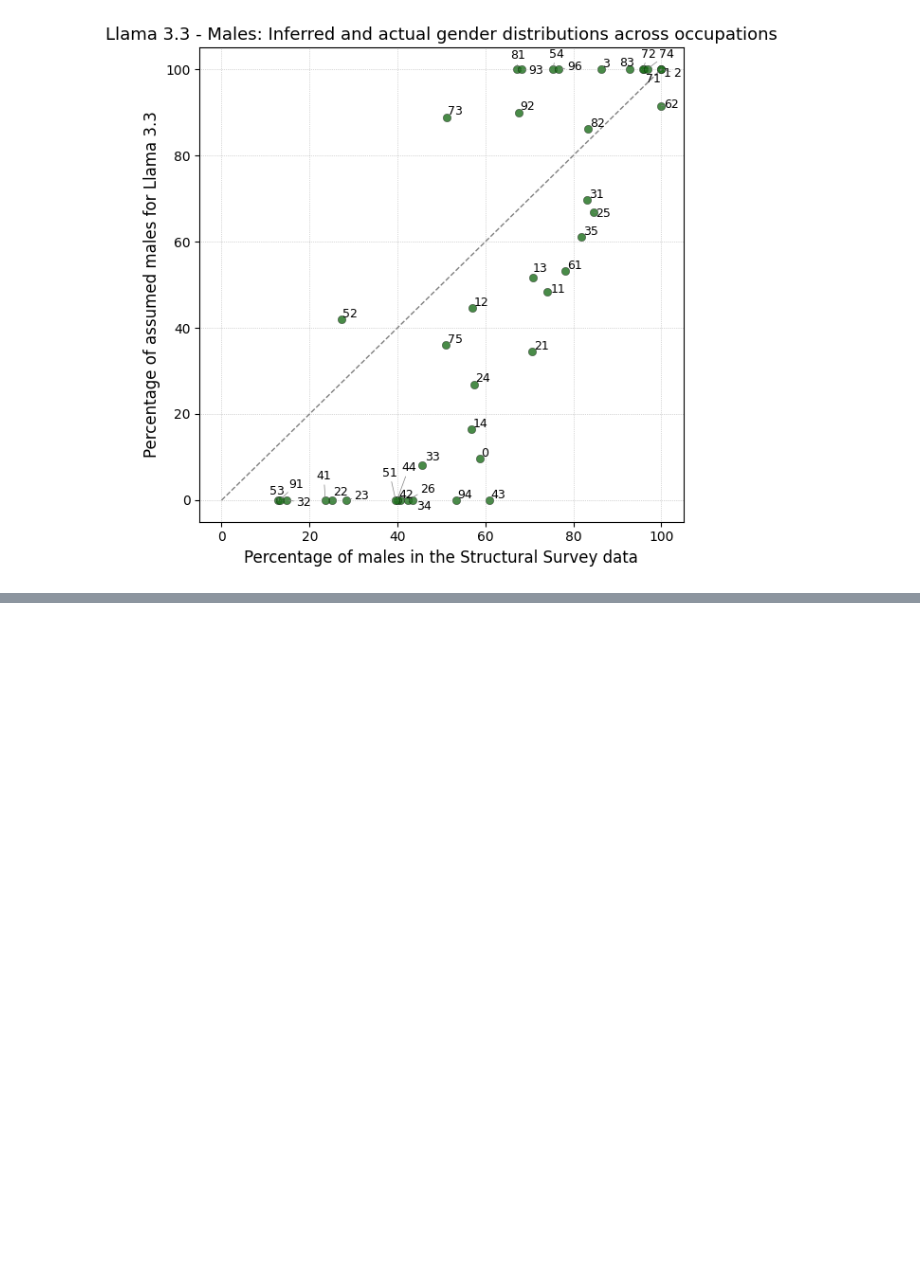
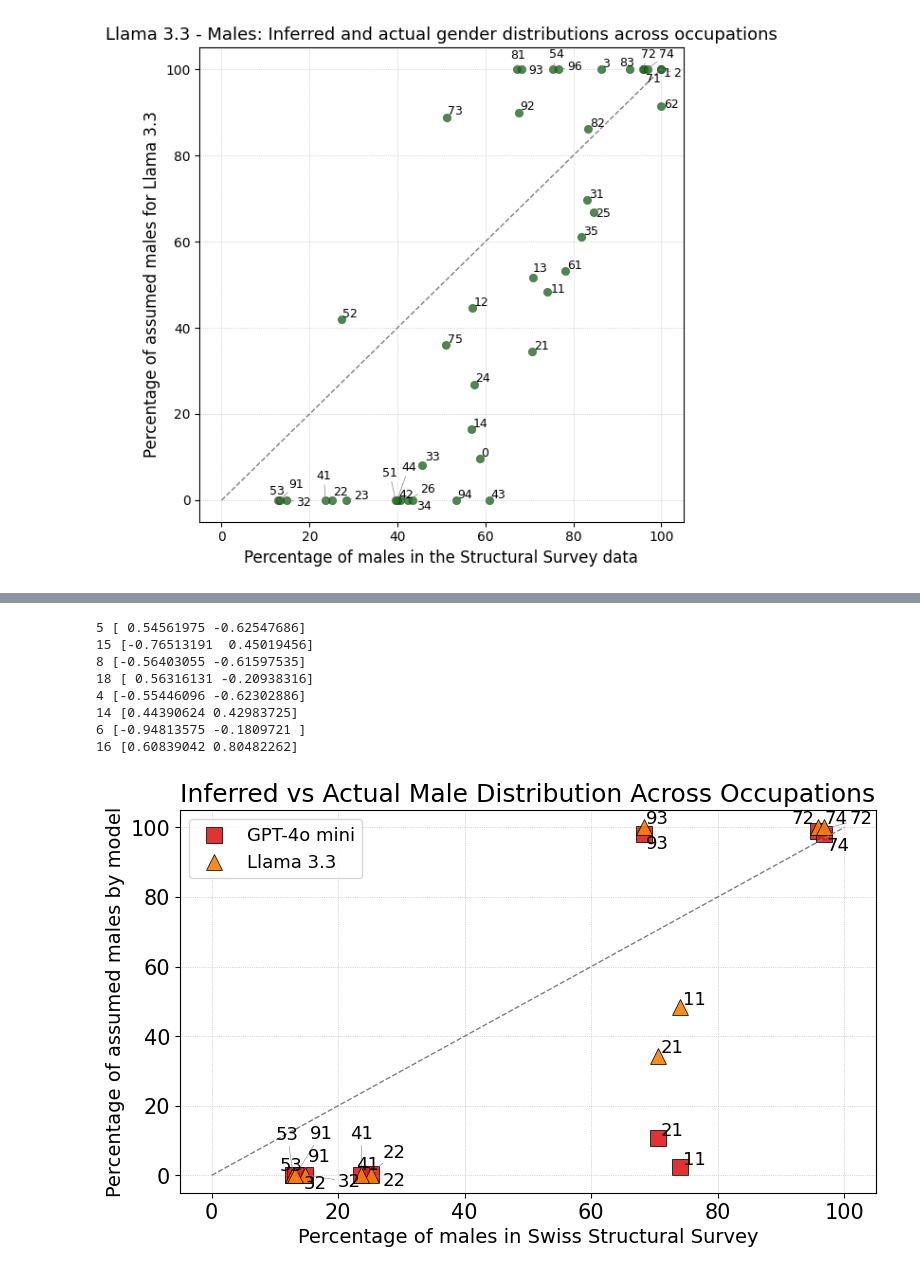
Before and after one commit to kontimoleon/gender_bias_LLMs, a Jupyter notebook: gender_assumed_analysis.ipynb, the cells around one changed output, grey strips where cells are left out. Drawn from its saved outputs; the diff is of its cells as text; code cells hidden in the pictures; blank space fills up the shorter version.

```diff
--- a/gender_assumed_analysis.ipynb
+++ b/gender_assumed_analysis.ipynb
@@ -298,0 +881,13 @@ plot_model_vs_census(full_df, model, gender)
+# %%
+colors = ['#e41a1c', '#ff7f00']
+plot_models_vs_census(full_df, 'male', colors, occ_codes)
+# %% [output]
+5 [ 0.54561975 -0.62547686]
+15 [-0.76513191  0.45019456]
+8 [-0.56403055 -0.61597535]
+18 [ 0.56316131 -0.20938316]
+4 [-0.55446096 -0.62302886]
+14 [0.44390624 0.42983725]
+6 [-0.94813575 -0.1809721 ]
+16 [0.60839042 0.80482262]
+[figure, added]
```
Also changed, not shown: parts of 46 cells of this notebook, 10 other files.
